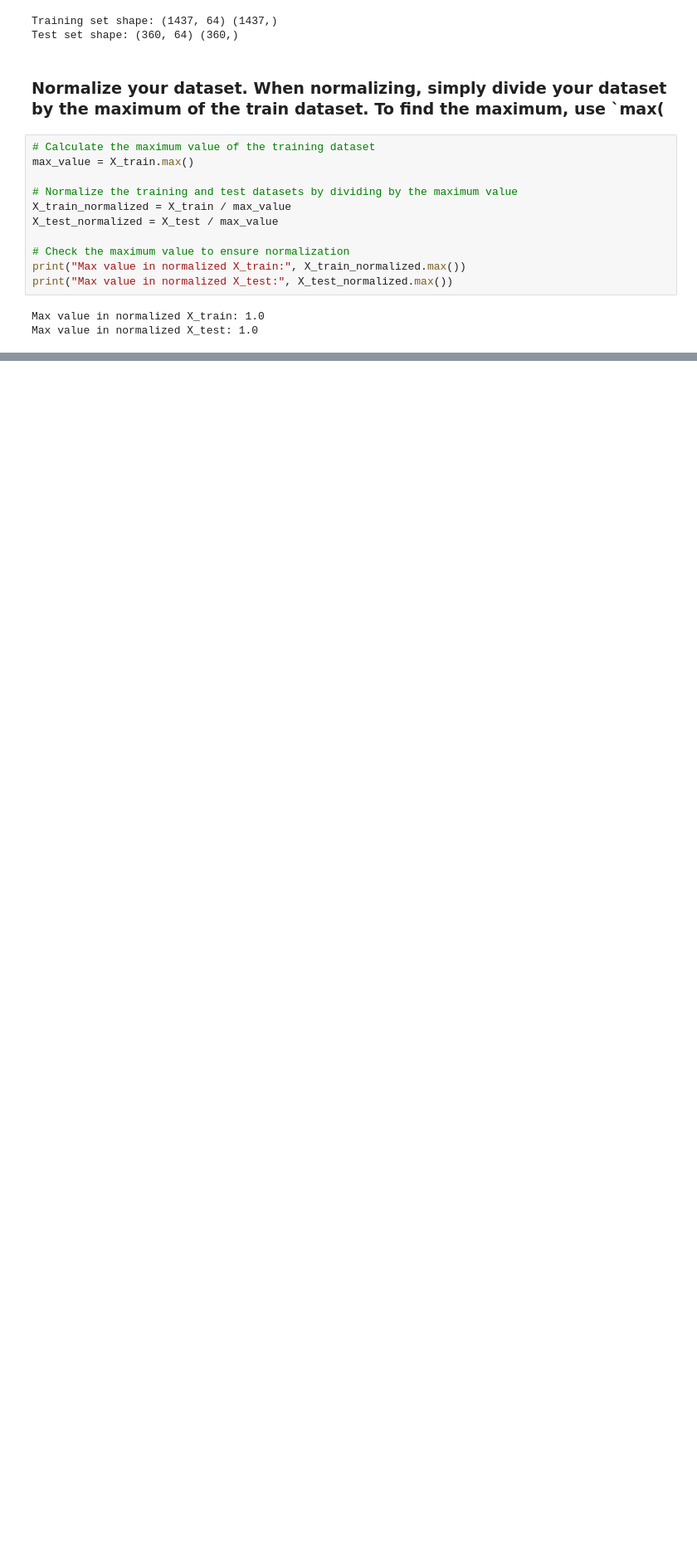
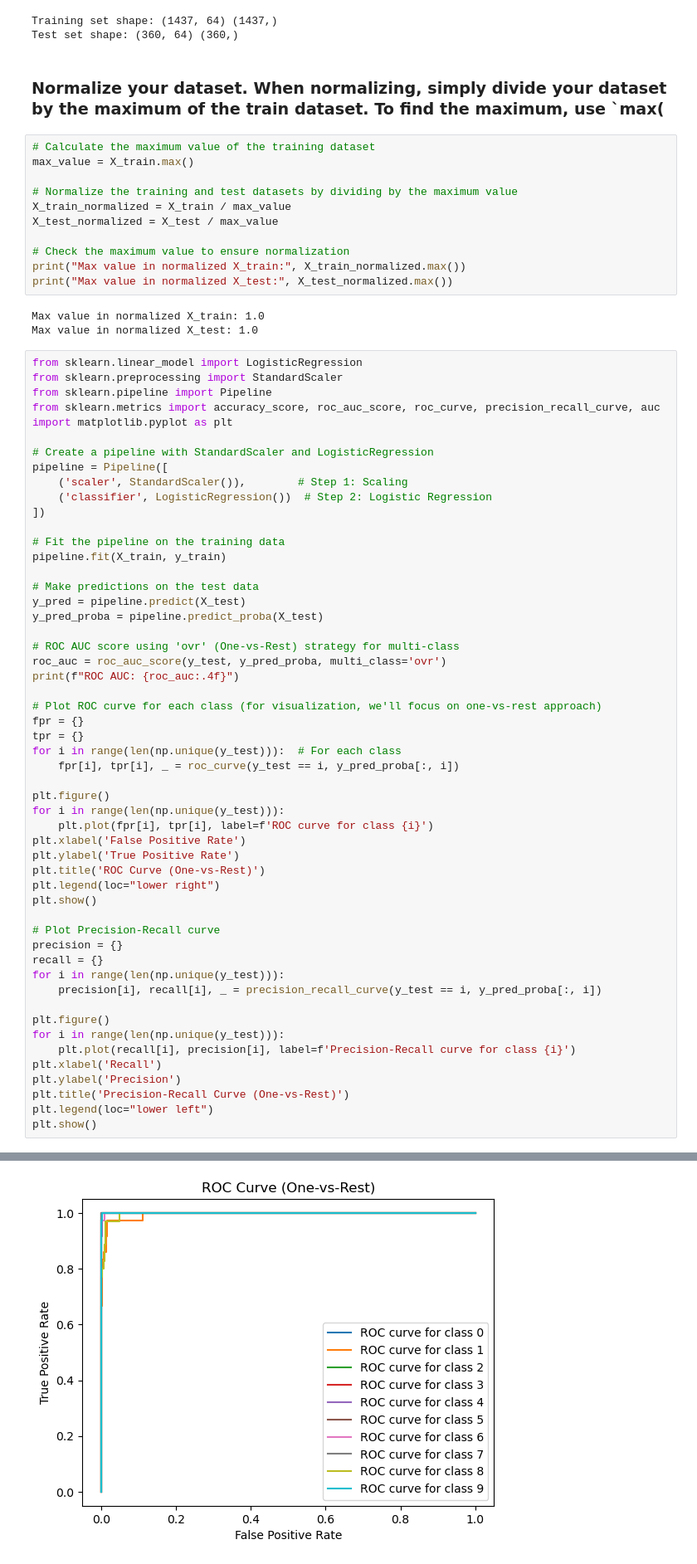
Before and after one commit to yuchild/magnimind_hw, a Jupyter notebook: linear_classification_svm_assign1.ipynb, the cells around one changed output, grey strips where cells are left out. Shown: that part at 83% size. Drawn from its saved outputs; the diff is of its cells as text; blank space fills up the shorter version.

```diff
--- a/linear_classification_svm_assign1.ipynb
+++ b/linear_classification_svm_assign1.ipynb
@@ -66,3 +66,57 @@ print("Max value in normalized X_test:", X_test_normalized.max())
 # %% [output]
 Max value in normalized X_train: 1.0
 Max value in normalized X_test: 1.0
+# %%
+from sklearn.linear_model import LogisticRegression
+from sklearn.preprocessing import StandardScaler
+from sklearn.pipeline import Pipeline
+from sklearn.metrics import accuracy_score, roc_auc_score, roc_curve, precision_recall_curve, auc
+import matplotlib.pyplot as plt
+
+# Create a pipeline with StandardScaler and LogisticRegression
+pipeline = Pipeline([
+    ('scaler', StandardScaler()),        # Step 1: Scaling
+    ('classifier', LogisticRegression())  # Step 2: Logistic Regression
+])
+
+# Fit the pipeline on the training data
+pipeline.fit(X_train, y_train)
+
+# Make predictions on the test data
+y_pred = pipeline.predict(X_test)
+y_pred_proba = pipeline.predict_proba(X_test)
+
+# ROC AUC score using 'ovr' (One-vs-Rest) strategy for multi-class
+roc_auc = roc_auc_score(y_test, y_pred_proba, multi_class='ovr')
+print(f"ROC AUC: {roc_auc:.4f}")
+
+# Plot ROC curve for each class (for visualization, we'll focus on one-vs-rest approach)
+fpr = {}
+tpr = {}
+for i in range(len(np.unique(y_test))):  # For each class
+    fpr[i], tpr[i], _ = roc_curve(y_test == i, y_pred_proba[:, i])
+
+plt.figure()
+for i in range(len(np.unique(y_test))):
+    plt.plot(fpr[i], tpr[i], label=f'ROC curve for class {i}')
+plt.xlabel('False Positive Rate')
+plt.ylabel('True Positive Rate')
+plt.title('ROC Curve (One-vs-Rest)')
+plt.legend(loc="lower right")
+plt.show()
+
+# Plot Precision-Recall curve
+precision = {}
+recall = {}
+for i in range(len(np.unique(y_test))):
+    precision[i], recall[i], _ = precision_recall_curve(y_test == i, y_pred_proba[:, i])
+
+plt.figure()
+for i in range(len(np.unique(y_test))):
+    plt.plot(recall[i], precision[i], label=f'Precision-Recall curve for class {i}')
+plt.xlabel('Recall')
+plt.ylabel('Precision')
+plt.title('Precision-Recall Curve (One-vs-Rest)')
+plt.legend(loc="lower left")
+plt.show()
+# %% [output]
@@ -68,0 +124 @@ Max value in normalized X_test: 1.0
+[figure, added]
```
Also changed, not shown: parts of 2 cells of this notebook.
